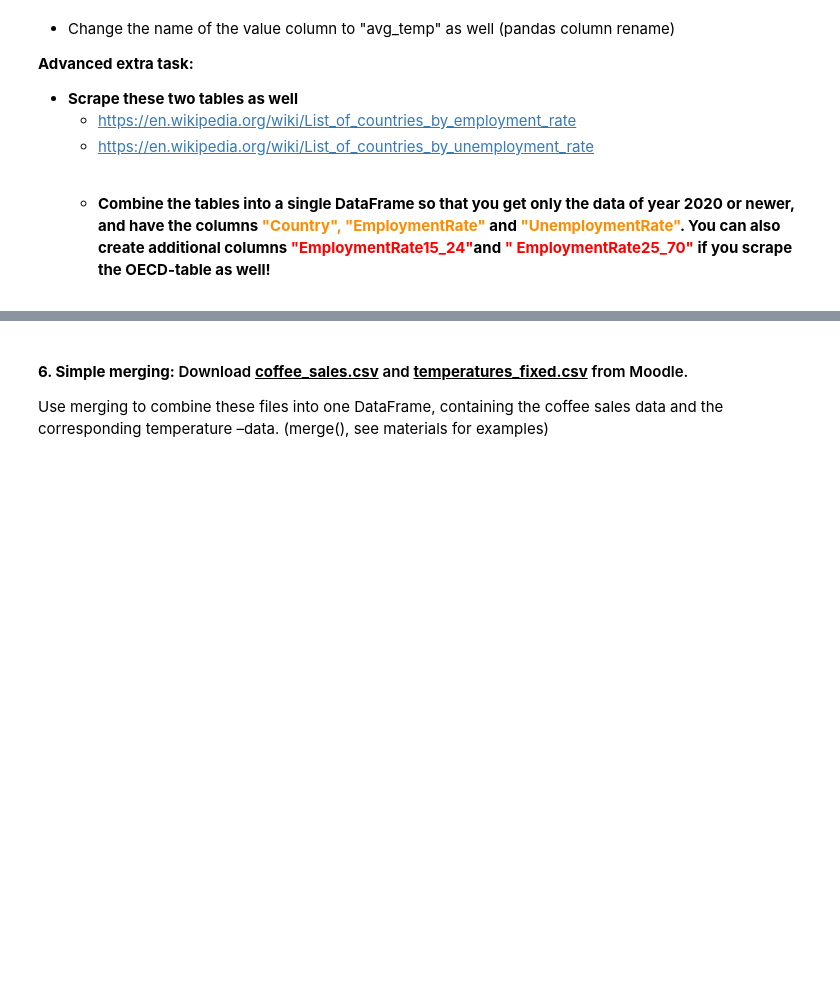
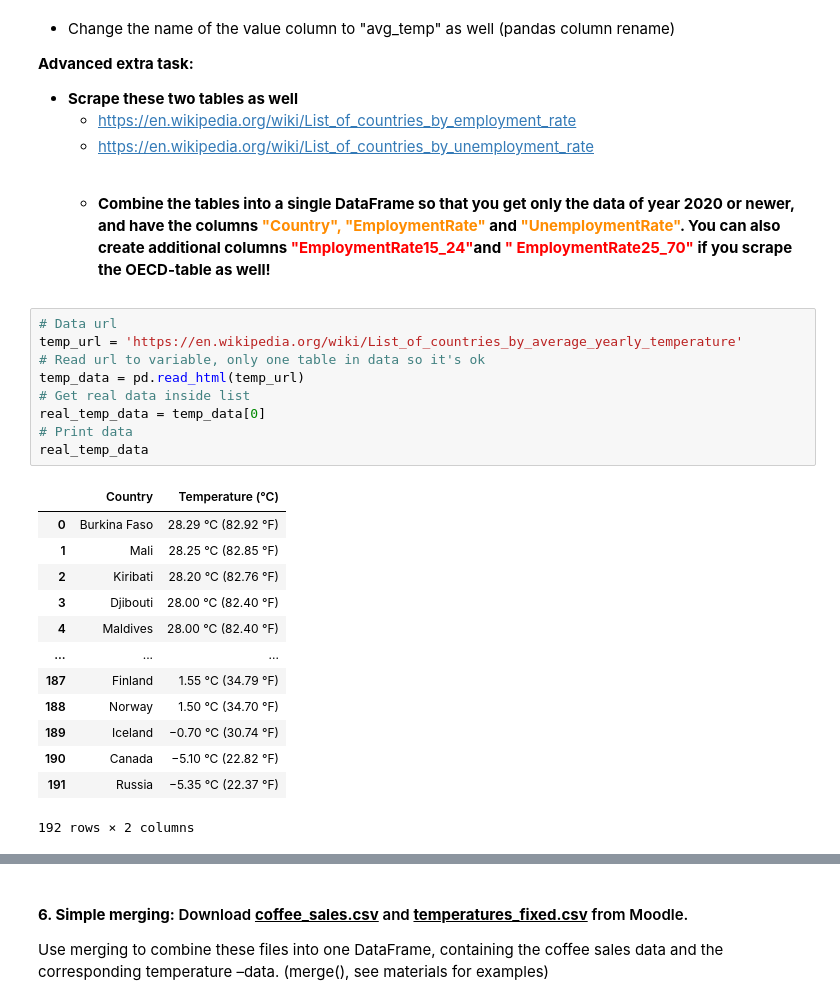
Before and after one commit to jtsillan/DataAnalytics, a Jupyter notebook: exercise_set_5/exercise_set_5.ipynb, the cells around one changed output, grey strips where cells are left out. Drawn from its saved outputs; the diff is of its cells as text; blank space fills up the shorter version.

```diff
--- a/exercise_set_5/exercise_set_5.ipynb
+++ b/exercise_set_5/exercise_set_5.ipynb
@@ -238,3 +217,26 @@ Main article: Battle of Rovaniemi
 </li>
     </ul>
 </ul>
+# %%
+# Data url
+temp_url = 'https://en.wikipedia.org/wiki/List_of_countries_by_average_yearly_temperature'
+# Read url to variable, only one table in data so it's ok
+temp_data = pd.read_html(temp_url)
+# Get real data inside list
+real_temp_data = temp_data[0]
+# Print data
+real_temp_data
+# %% [output]
+|  | Country | Temperature (°C) |
+| 0 | Burkina Faso | 28.29 °C (82.92 °F) |
+| 1 | Mali | 28.25 °C (82.85 °F) |
+| 2 | Kiribati | 28.20 °C (82.76 °F) |
+| 3 | Djibouti | 28.00 °C (82.40 °F) |
+| 4 | Maldives | 28.00 °C (82.40 °F) |
+| ... | ... | ... |
+| 187 | Finland | 1.55 °C (34.79 °F) |
+| 188 | Norway | 1.50 °C (34.70 °F) |
+| 189 | Iceland | −0.70 °C (30.74 °F) |
+| 190 | Canada | −5.10 °C (22.82 °F) |
+| 191 | Russia | −5.35 °C (22.37 °F) |
+192 rows × 2 columns
```
Also changed, not shown: parts of 8 cells of this notebook.
